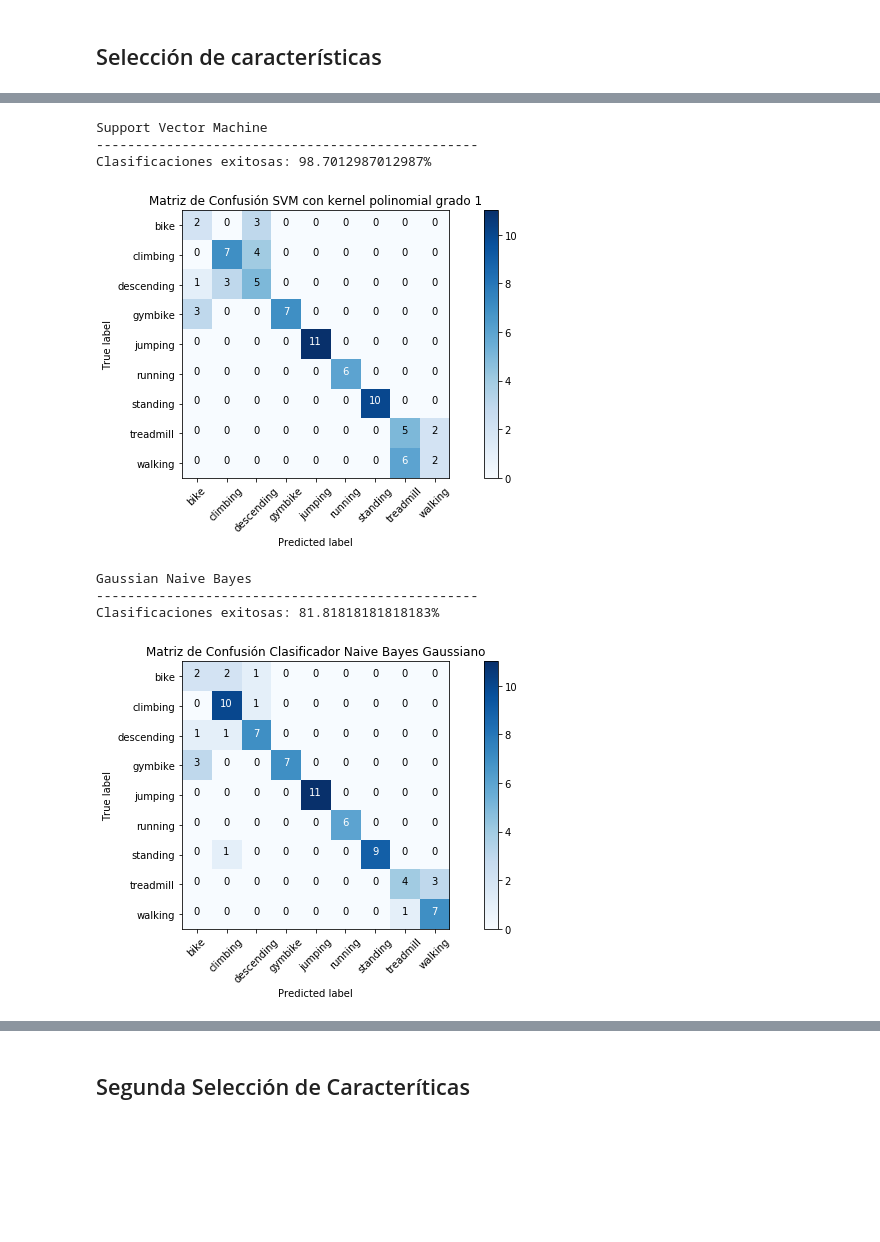
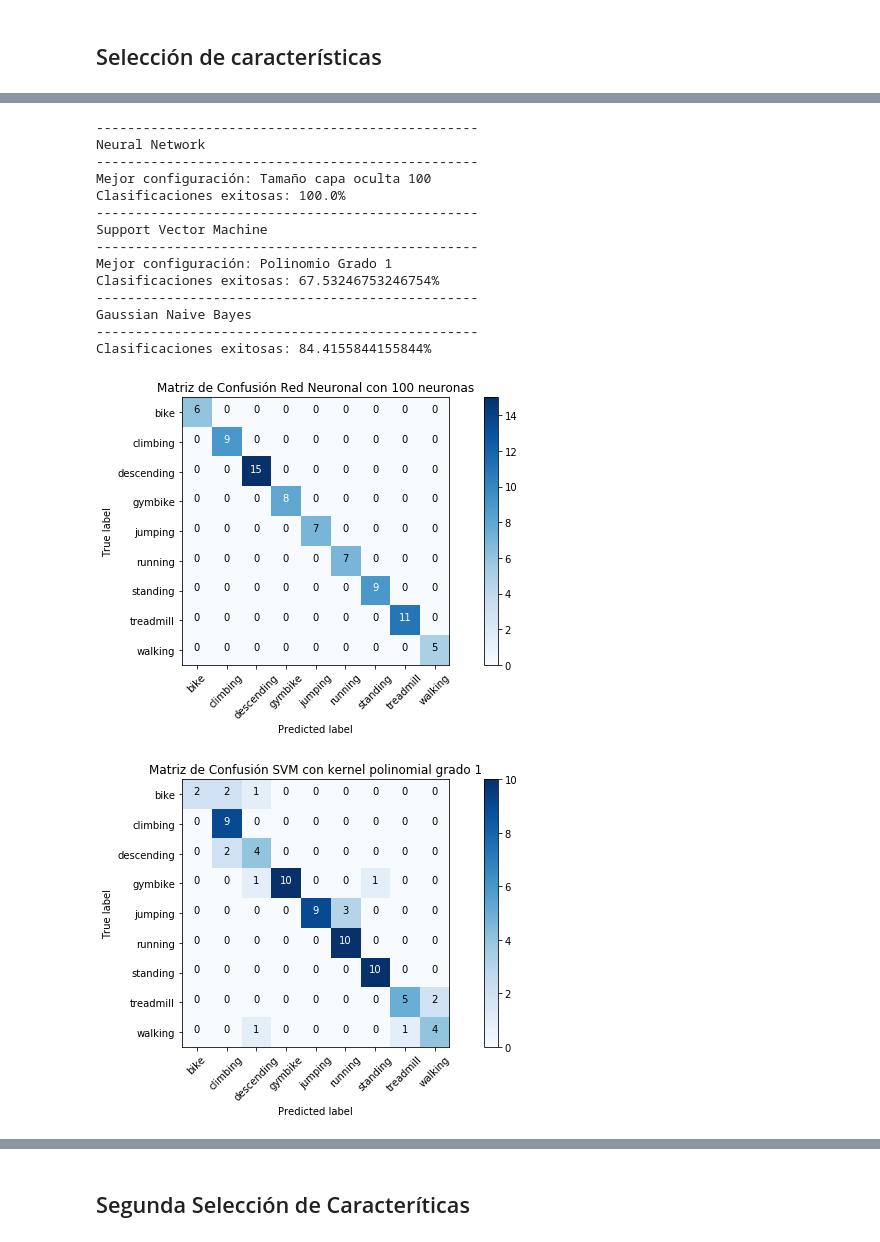
Before and after one commit to GioPais/Physical_activity_classifier, a Jupyter notebook: MarkIV.ipynb, the cells around one changed output, grey strips where cells are left out. Saved outputs shown, nothing was run; the diff lists cells and outputs as text; code cells hidden in the pictures; blank space fills up the shorter version.

```diff
--- a/MarkIV.ipynb
+++ b/MarkIV.ipynb
@@ -251,40 +249,26 @@ Clasificaciones exitosas: 98.7012987012987%
-# %%
-print('Support Vector Machine')
-print('-------------------------------------------------')
-result=[]
-result.append(svm_poly(x_train,y_train,x_val,y_val,deg=1))
-result.append(svm_poly(x_train,y_train,x_val,y_val,deg=2))
-result.append(svm_poly(x_train,y_train,x_val,y_val,deg=3))
-best_acc,best_deg=0,0
-best_cm=None
-for i in range(0,3):
-    if result[i][1]>best_acc:
-        best_acc=result[i][1]
-        best_cm=result[i][0]
-        best_deg=result[i][2]
-title='Matriz de Confusión SVM con kernel polinomial grado '+str(best_deg)
-plot_confusion_matrix(best_cm,Activities,title=title)
-print('Clasificaciones exitosas: {}%'.format(acc*100))
-# %% [output]
-Support Vector Machine
--------------------------------------------------
-Clasificaciones exitosas: 98.7012987012987%
-[figure, removed]
-# %%
-std_scale=skl.preprocessing.StandardScaler().fit(x_train)
-x_train_n = std_scale.transform(x_train)
-clf = GaussianNB().fit(x_train_n, y_train)
-x_val_n = std_scale.transform(x_val)
-print('Gaussian Naive Bayes')
-print('-------------------------------------------------')
-y_pred=clf.predict(x_val_n)
-c_m=confusion_matrix(np.ravel(y_val), y_pred)
-acc=accuracy_score(np.ravel(y_val), y_pred)
-title='Matriz de Confusión Clasificador Naive Bayes Gaussiano'
-plot_confusion_matrix(c_m,Activities,title=title)
-print('Clasificaciones exitosas: {}%'.format(acc*100))
-# %% [output]
-Gaussian Naive Bayes
--------------------------------------------------
-Clasificaciones exitosas: 81.81818181818183%
-[figure, removed]
+# %%
+x_train,x_val,y_train,y_val=NN(x2,y,hl_s)
+
+std_scale=skl.preprocessing.StandardScaler().fit(x_train)
+x_train_n = std_scale.transform(x_train)
+x_val_n = std_scale.transform(x_val)
+
+svm_poly(x_train_n,y_train,x_val_n,y_val,degs)
+NB(x_train_n,y_train,x_val_n,y_val)
+# %% [output]
+-------------------------------------------------
+Neural Network
+-------------------------------------------------
+Mejor configuración: Tamaño capa oculta 100
+Clasificaciones exitosas: 100.0%
+-------------------------------------------------
+Support Vector Machine
+-------------------------------------------------
+Mejor configuración: Polinomio Grado 1
+Clasificaciones exitosas: 67.53246753246754%
+-------------------------------------------------
+Gaussian Naive Bayes
+-------------------------------------------------
+Clasificaciones exitosas: 84.4155844155844%
+[figure, added]
+[figure, added]
```
Also changed, not shown: parts of 21 cells of this notebook.
